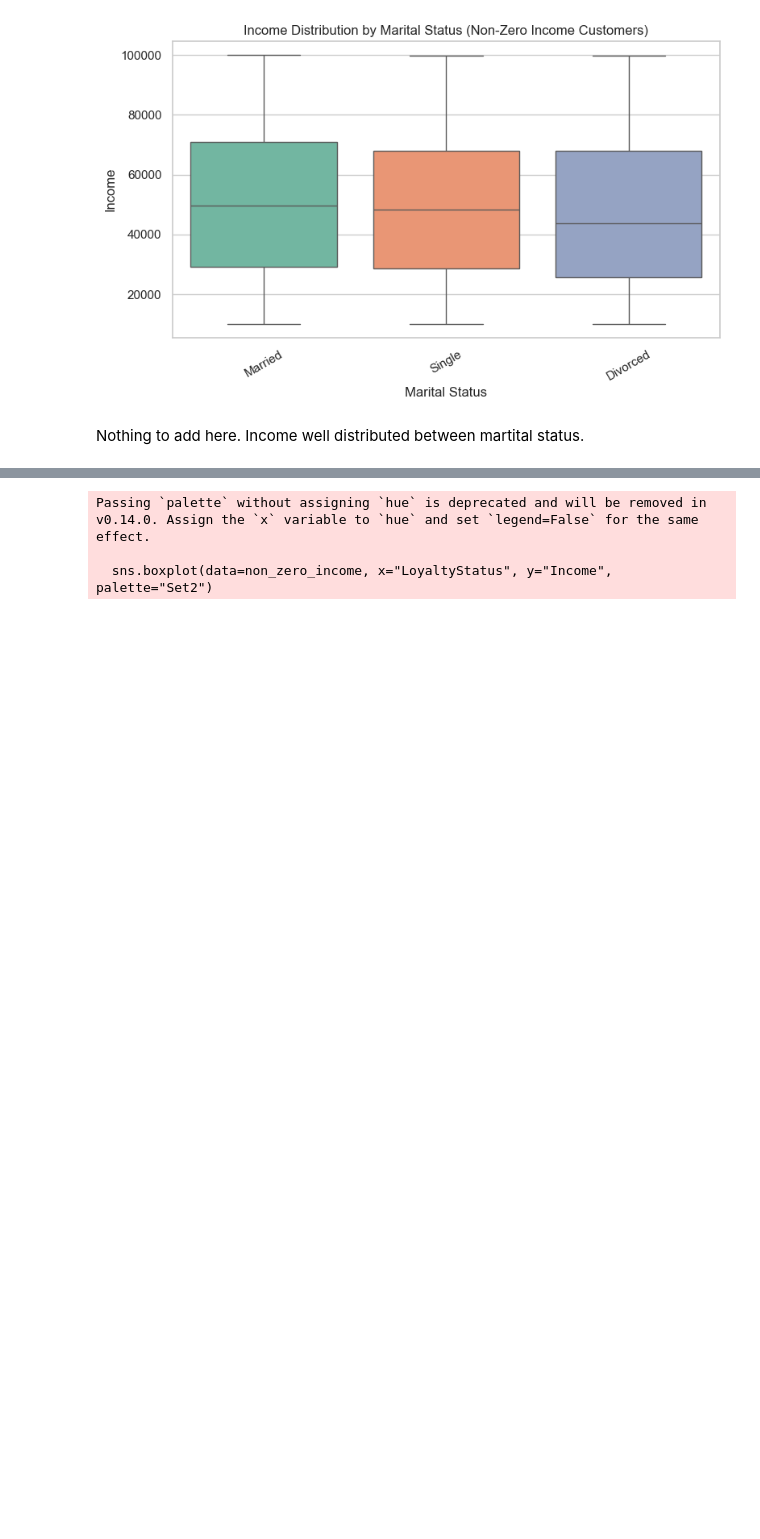
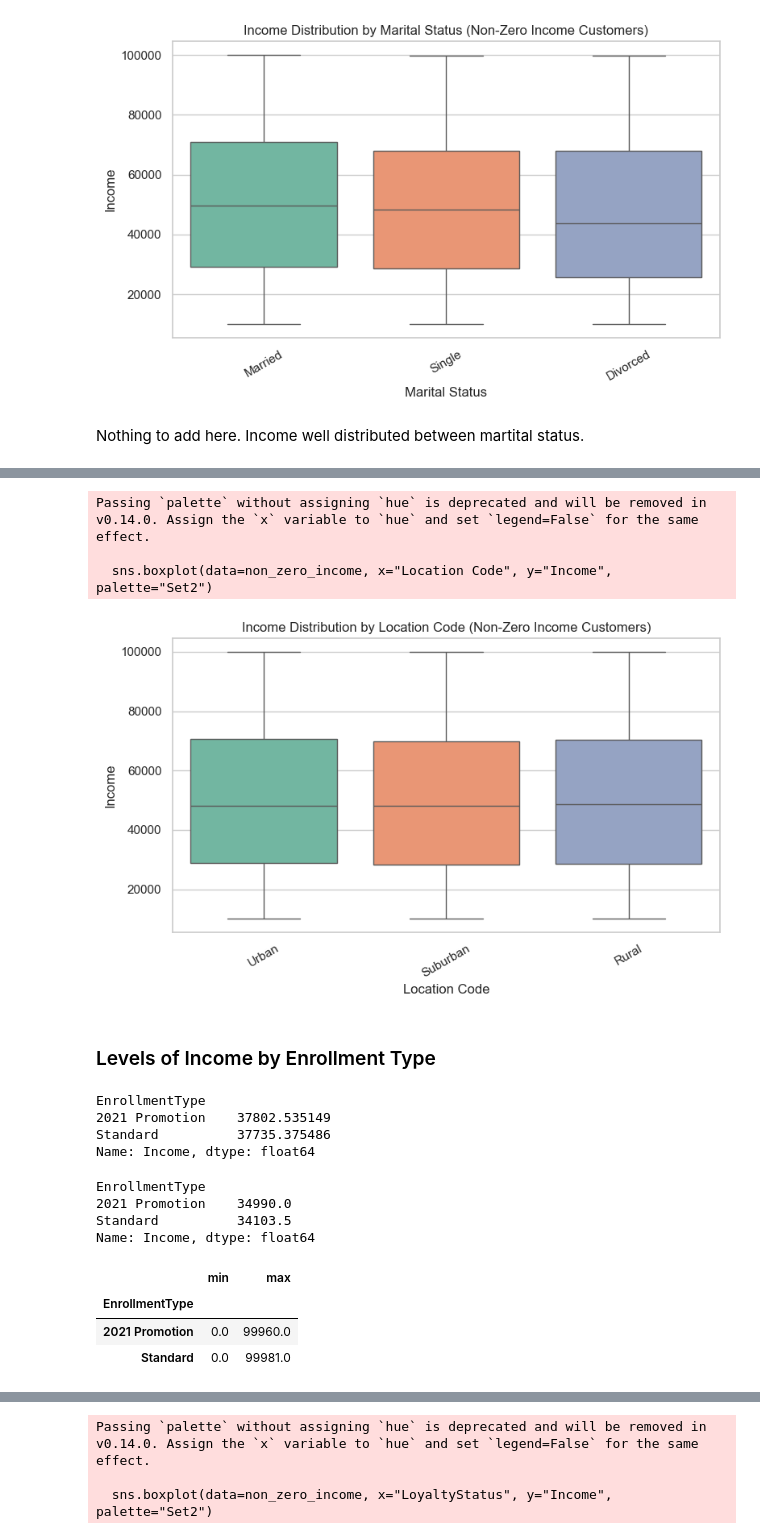
Before and after one commit to Mehmet1700/DataMining2025, a Jupyter notebook: notebooks/04_demographic_segmentation_duarte.ipynb, the cells around one changed output, grey strips where cells are left out. Saved outputs shown, nothing was run; the diff lists cells and outputs as text; code cells hidden in the pictures; blank space fills up the shorter version.

```diff
--- a/notebooks/04_demographic_segmentation_duarte.ipynb
+++ b/notebooks/04_demographic_segmentation_duarte.ipynb
@@ -446,0 +702,38 @@ Nothing to add here. Income well distributed between gender.
+# %%
+plt.figure(figsize=(8, 5))
+sns.boxplot(data=non_zero_income, x="Location Code", y="Income", palette="Set2")
+
+plt.title("Income Distribution by Location Code (Non-Zero Income Customers)")
+plt.xlabel("Location Code")
+plt.ylabel("Income")
+plt.xticks(rotation=30)
+plt.tight_layout()
+plt.show()
+# %% [output]
+Passing `palette` without assigning `hue` is deprecated and will be removed in v0.14.0. Assign the `x` variable to `hue` and set `legend=False` for the same effect.
+
+  sns.boxplot(data=non_zero_income, x="Location Code", y="Income", palette="Set2")
+[figure, added]
+# %% [markdown]
+### Levels of Income by Enrollment Type
+# %%
+dataset.groupby('EnrollmentType')['Income'].mean()
+# %% [output]
+EnrollmentType
+2021 Promotion    37802.535149
+Standard          37735.375486
+Name: Income, dtype: float64
+# %%
+dataset.groupby('EnrollmentType')['Income'].median()
+# %% [output]
+EnrollmentType
+2021 Promotion    34990.0
+Standard          34103.5
+Name: Income, dtype: float64
+# %%
+dataset.groupby('EnrollmentType')['Income'].agg(['min', 'max'])
+# %% [output]
+|  | min | max |
+| EnrollmentType |  |  |
+| 2021 Promotion | 0.0 | 99960.0 |
+| Standard | 0.0 | 99981.0 |
```
Also changed, not shown: parts of 85 cells of this notebook.
